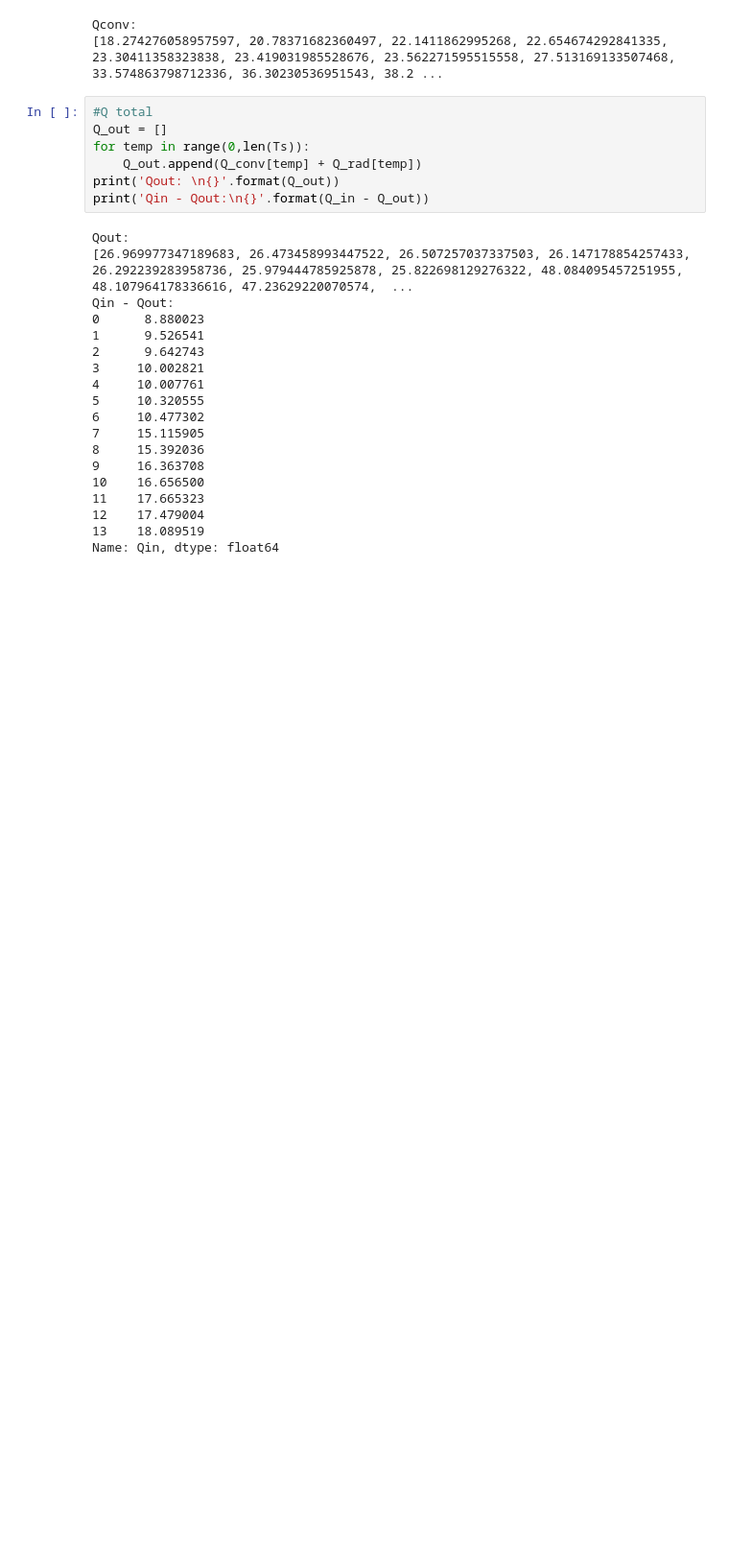
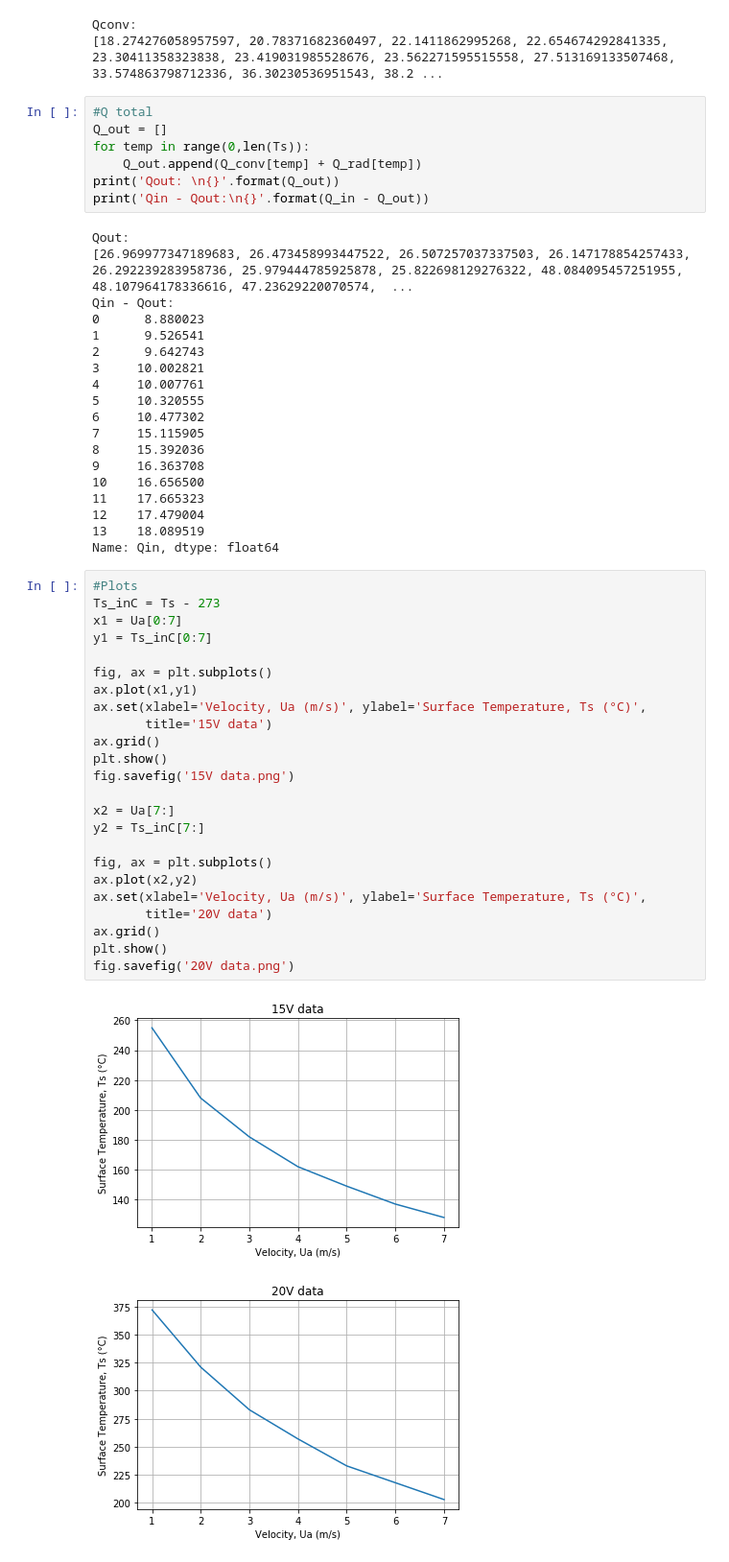
Before and after one commit to perrymoore/EML-4306c-Lab-3, a Jupyter notebook: Lab 3 EML4306c.ipynb, the cells around one changed output. Shown: that part at 96% size. Saved outputs shown, nothing was run; the diff lists cells and outputs as text; blank space fills up the shorter version.

```diff
--- a/Lab 3 EML4306c.ipynb
+++ b/Lab 3 EML4306c.ipynb
@@ -152,3 +152,30 @@ Qin - Qout:
 12    17.479004
 13    18.089519
 Name: Qin, dtype: float64
+# %%
+#Plots
+Ts_inC = Ts - 273
+x1 = Ua[0:7]
+y1 = Ts_inC[0:7]
+
+fig, ax = plt.subplots()
+ax.plot(x1,y1)
+ax.set(xlabel='Velocity, Ua (m/s)', ylabel='Surface Temperature, Ts (°C)',
+       title='15V data')
+ax.grid()
+plt.show()
+fig.savefig('15V data.png')
+
+x2 = Ua[7:]
+y2 = Ts_inC[7:]
+
+fig, ax = plt.subplots()
+ax.plot(x2,y2)
+ax.set(xlabel='Velocity, Ua (m/s)', ylabel='Surface Temperature, Ts (°C)',
+       title='20V data')
+ax.grid()
+plt.show()
+fig.savefig('20V data.png')
+# %% [output]
+[figure, added]
+[figure, added]
```
Also changed, not shown: parts of 2 cells of this notebook.
